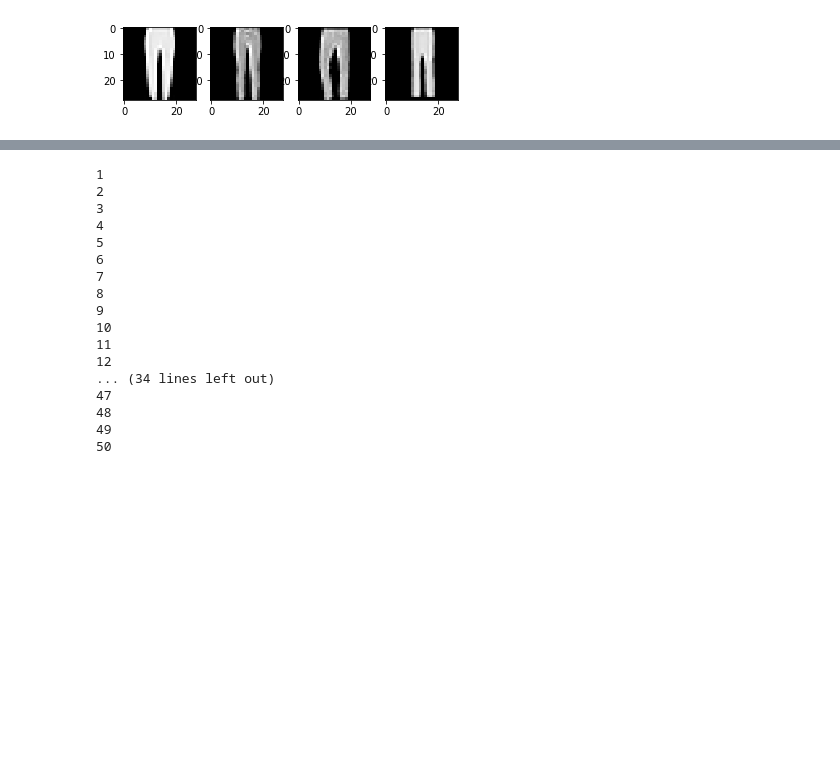
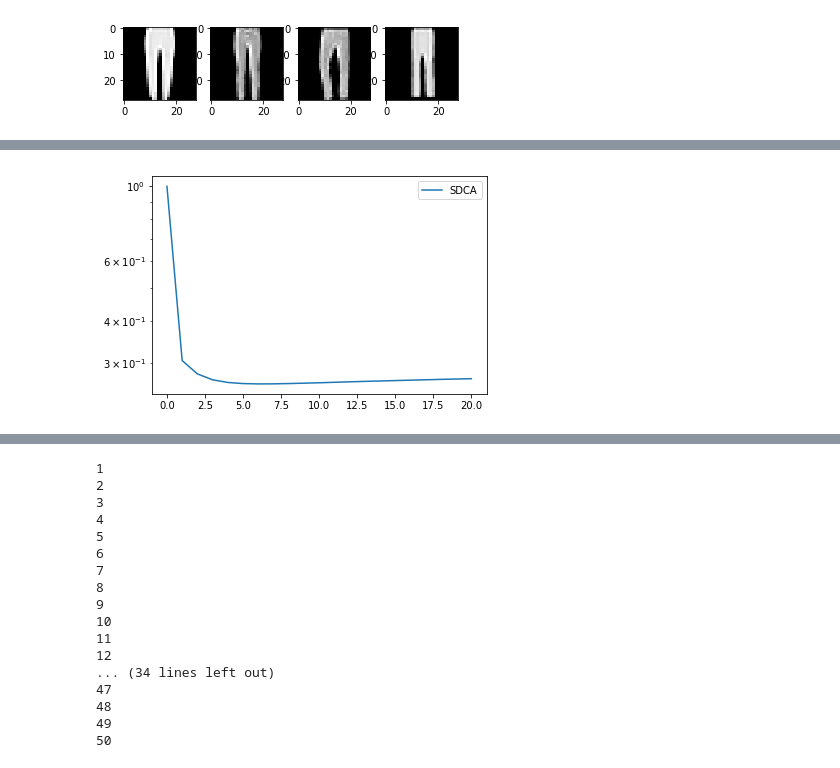
Before and after one commit to BoucheDimitri/SOADML, a Jupyter notebook: SDCA.ipynb, the cells around one changed output, grey strips where cells are left out. Saved outputs shown, nothing was run; the diff lists cells and outputs as text; code cells hidden in the pictures; blank space fills up the shorter version.

```diff
--- a/SDCA.ipynb
+++ b/SDCA.ipynb
@@ -398,0 +447,6 @@ ValueError: shapes (1000,2) and (784,) not aligned: 2 (dim 1) != 784 (dim 0)
+# %%
+plt.semilogy(losses_sdca, label="SDCA")
+plt.legend()
+plt.show()
+# %% [output]
+[figure, added]
```
Also changed, not shown: parts of 18 cells of this notebook.
